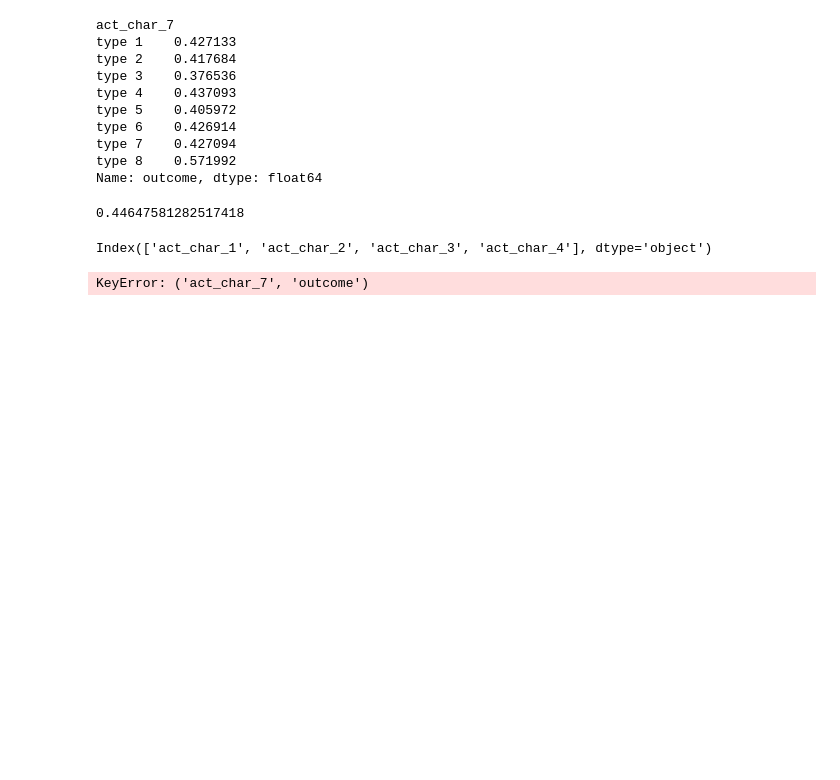
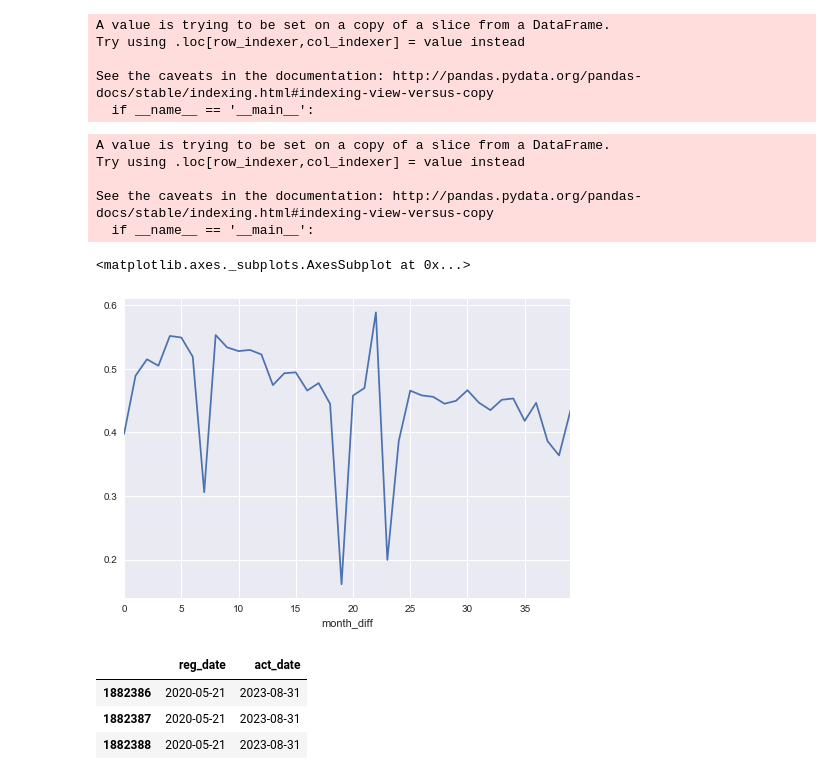
Before and after one commit to zxlmufc/redhat, a Jupyter notebook: cache/EDA/redhat_EDA.ipynb, the cells around one changed output. Drawn from its saved outputs; the diff is of its cells as text; code cells hidden in the pictures; blank space fills up the shorter version.

```diff
--- a/cache/EDA/redhat_EDA.ipynb
+++ b/cache/EDA/redhat_EDA.ipynb
@@ -117,17 +186,21 @@ for ind, factor in enumerate(factors):
+# %%
+train_data['month_diff'] = train_data.day_diff// 30
+# %% [output]
+A value is trying to be set on a copy of a slice from a DataFrame.
+Try using .loc[row_indexer,col_indexer] = value instead
+
+See the caveats in the documentation: http://pandas.pydata.org/pandas-docs/stable/indexing.html#indexing-view-versus-copy
+  if __name__ == '__main__':
+# %%
+train_data['month_diff'] = train_data['month_diff'].astype("category")
+# %% [output]
+A value is trying to be set on a copy of a slice from a DataFrame.
+Try using .loc[row_indexer,col_indexer] = value instead
+
+See the caveats in the documentation: http://pandas.pydata.org/pandas-docs/stable/indexing.html#indexing-view-versus-copy
+  if __name__ == '__main__':
 # %%
-train_data.groupby('act_char_7')['outcome'].mean()
+train_data.groupby(['month_diff'])['outcome'].apply(np.mean).plot()
 # %% [output]
-act_char_7
-type 1    0.427133
-type 2    0.417684
-type 3    0.376536
-type 4    0.437093
-type 5    0.405972
-type 6    0.426914
-type 7    0.427094
-type 8    0.571992
-Name: outcome, dtype: float64
+<matplotlib.axes._subplots.AxesSubplot at 0x...>
+[figure, added]
-# %%
-train_data.outcome[train_data['act_char_7'].isnull().values.ravel()].mean()
-# %% [output]
-0.44647581282517418
@@ -137,8 +207,7 @@ df.columns = train_data[factors].apply(lambda x: x.isnull().values.ravel()).colu
-# %%
-train_data[factors].apply(lambda x: x.isnull().values.ravel()).columns
-# %% [output]
-Index(['act_char_1', 'act_char_2', 'act_char_3', 'act_char_4'], dtype='object')
-# %%
-pd.crosstab(train_data['act_char_7','outcome'])
-# %% [output]
-KeyError: ('act_char_7', 'outcome')
+# %%
+train_data.ix[train_data.day_diff == train_data.day_diff.max(), ['reg_date','act_date']]
+# %% [output]
+|  | reg_date | act_date |
+| 1882386 | 2020-05-21 | 2023-08-31 |
+| 1882387 | 2020-05-21 | 2023-08-31 |
+| 1882388 | 2020-05-21 | 2023-08-31 |
```
Also changed, not shown: parts of 27 cells of this notebook.
